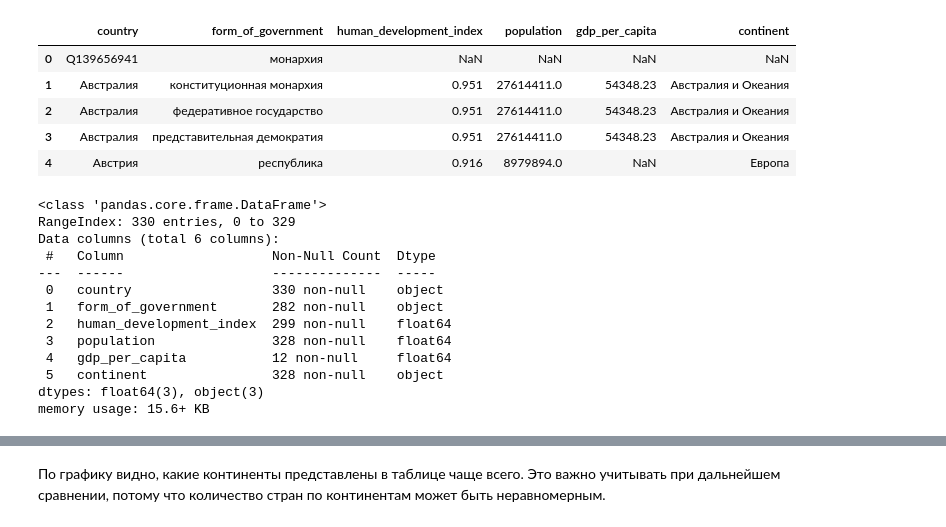
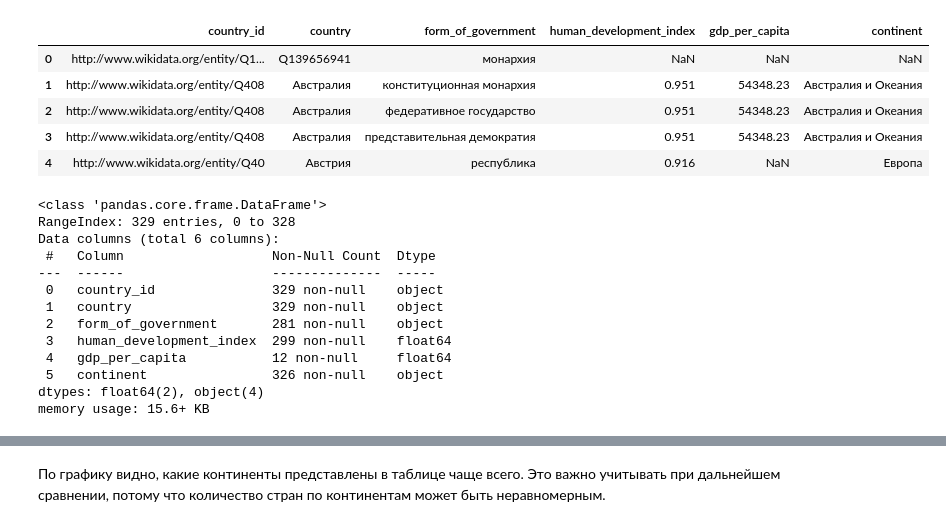
Before and after one commit to surkovaolga2005-png/python-ai-surkoa-olga, a Jupyter notebook: notebooks/week3_visualization.ipynb, the cells around one changed output, grey strips where cells are left out. Cells and saved outputs as stored; diff of their text form; code cells hidden in the pictures.

```diff
--- a/notebooks/week3_visualization.ipynb
+++ b/notebooks/week3_visualization.ipynb
@@ -53,40 +54,39 @@ df.head()
 # %%
-# переименовываем столбцы для удобной работы
+# переименовываем столбцы основного файла
 df = df.rename(columns={
+    "country": "country_id",
     "countryLabel": "country",
     "governmentLabel": "form_of_government",
     "hdi": "human_development_index",
-    "population": "population",
     "gdpPerCapita": "gdp_per_capita",
     "continentLabel": "continent"
 })
 
 df.head()
 # %% [output]
-|  | country | form_of_government | human_development_index | population | gdp_per_capita | continent |
-| 0 | Q139656941 | монархия | NaN | NaN | NaN | NaN |
-| 1 | Австралия | конституционная монархия | 0.951 | 27614411.0 | 54348.23 | Австралия и Океания |
-| 2 | Австралия | федеративное государство | 0.951 | 27614411.0 | 54348.23 | Австралия и Океания |
-| 3 | Австралия | представительная демократия | 0.951 | 27614411.0 | 54348.23 | Австралия и Океания |
-| 4 | Австрия | республика | 0.916 | 8979894.0 | NaN | Европа |
+|  | country_id | country | form_of_government | human_development_index | gdp_per_capita | continent |
+| 0 | http://www.wikidata.org/entity/Q1... | Q139656941 | монархия | NaN | NaN | NaN |
+| 1 | http://www.wikidata.org/entity/Q408 | Австралия | конституционная монархия | 0.951 | 54348.23 | Австралия и Океания |
+| 2 | http://www.wikidata.org/entity/Q408 | Австралия | федеративное государство | 0.951 | 54348.23 | Австралия и Океания |
+| 3 | http://www.wikidata.org/entity/Q408 | Австралия | представительная демократия | 0.951 | 54348.23 | Австралия и Океания |
+| 4 | http://www.wikidata.org/entity/Q40 | Австрия | республика | 0.916 | NaN | Европа |
 # %%
-# приводим числовые столбцы к числовому типу
+# приводим числовые столбцы основного файла к числовому типу
 df["human_development_index"] = pd.to_numeric(df["human_development_index"], errors="coerce")
-df["population"] = pd.to_numeric(df["population"], errors="coerce")
 df["gdp_per_capita"] = pd.to_numeric(df["gdp_per_capita"], errors="coerce")
 
 df.info()
 # %% [output]
 <class 'pandas.core.frame.DataFrame'>
-RangeIndex: 330 entries, 0 to 329
+RangeIndex: 329 entries, 0 to 328
 Data columns (total 6 columns):
  #   Column                   Non-Null Count  Dtype
 ---  ------                   --------------  -----
- 0   country                  330 non-null    object
- 1   form_of_government       282 non-null    object
- 2   human_development_index  299 non-null    float64
- 3   population               328 non-null    float64
+ 0   country_id               329 non-null    object
+ 1   country                  329 non-null    object
+ 2   form_of_government       281 non-null    object
+ 3   human_development_index  299 non-null    float64
  4   gdp_per_capita           12 non-null     float64
- 5   continent                328 non-null    object
-dtypes: float64(3), object(3)
+ 5   continent                326 non-null    object
+dtypes: float64(2), object(4)
 memory usage: 15.6+ KB
```
Also changed, not shown: parts of 8 cells of this notebook.
